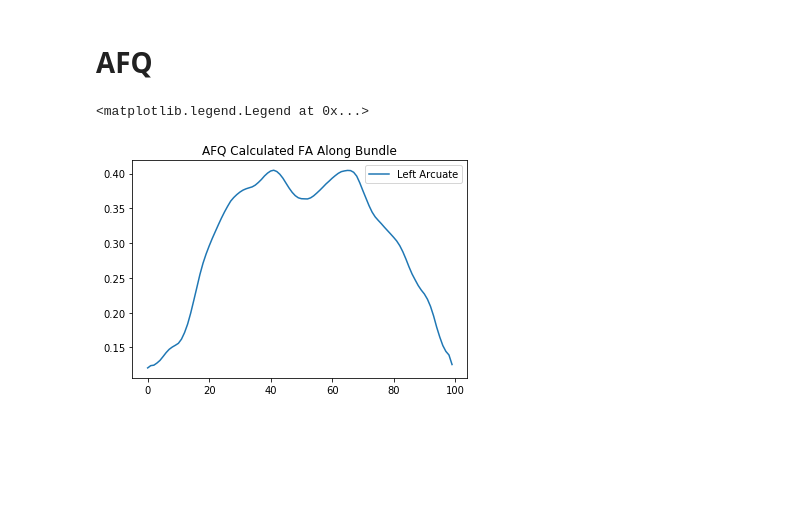
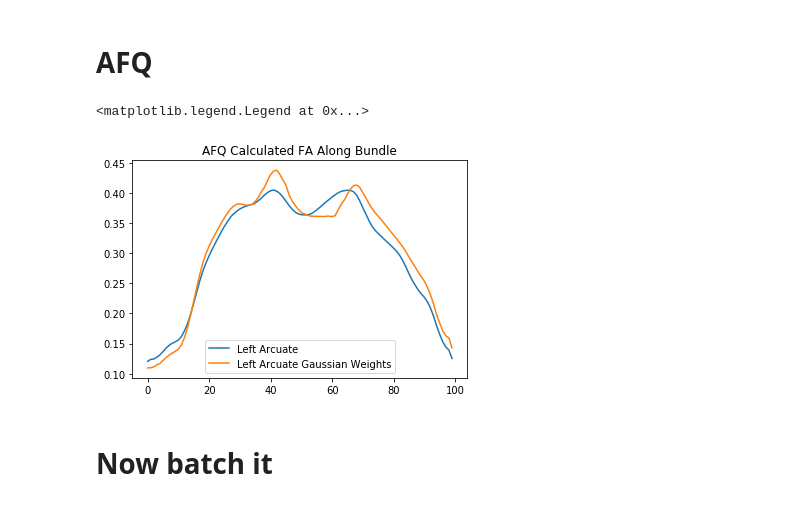
Before and after one commit to kesshijordan/shared_notebooks, a Jupyter notebook: Keshtest_pyAFQ_Freesurfer_Recobundles.ipynb, the cells around one changed output. Saved outputs shown, nothing was run; the diff lists cells and outputs as text; code cells hidden in the pictures; blank space fills up the shorter version.

```diff
--- a/Keshtest_pyAFQ_Freesurfer_Recobundles.ipynb
+++ b/Keshtest_pyAFQ_Freesurfer_Recobundles.ipynb
@@ -74,7 +56,7 @@ putdir = './pyAFQuicobundles_freesurfer_test_outputs'
 if not os.path.exists(putdir):
     os.mkdir(putdir)
 # %%
-roi_matrix_path = 'WM_pathways_freesurfer_based_seg_EC.xlsx'
+roi_matrix_path = 'WM_pathways_freesurfer_based_seg_EC_KMJmod.xlsx'
 
 pathpath = '/Users/kesshijordan/paths/pyafquicobundles_freesurfer_test_basepath.txt'
 
@@ -100,3 +72,8 @@ filter
+# %%
+tg, hdr = loadtgm_newapi(wb_path)
+sls = tg.streamlines
+#Only keep streamlines greater than 40mm. We don't really trust shorter segments than this
+long_sls = filter_length(sls)
 # %%
 apac_im, apac_data, apac_aff = loadnii(apac_path)
 fa_im, fa_data, fa_aff = loadnii(fa_path)
@@ -251,10 +225,10 @@ def run_rb(templatesls, bucketosls, cluster_map=None, pruning_thr=10):
 template_basepath = '/Users/kesshijordan/Desktop/IU_Bloomington/qb_templates/Base_CTRL'
 # %%
 wb_template = os.path.join(template_basepath, 'Whole_Brain_long_resaved_newapi.trk')
-wb_template_tg = loadtgm_newapi(wb_template)
+wb_template_tg, wb_template_hdr = loadtgm_newapi(wb_template)
 wb_template_sls = wb_template_tg.streamlines
 
 template_arcuate = '/Users/kesshijordan/Desktop/IU_Bloomington/qb_templates/Arcuate_template.trk'
-template_arcuate_tg = loadtgm_newapi(template_arcuate)
+template_arcuate_tg, template_arcuate_hdr = loadtgm_newapi(template_arcuate)
 template_arcuate_sls = template_arcuate_tg.streamlines
 # %%
@@ -318,11 +291,17 @@ Image(genren_AGG(rb_arcuate, putpath='test.png'), width=400,height=400)
 from AFQ.segmentation import calculate_tract_profile, gaussian_weights
 # %%
 profile_arcuate = calculate_tract_profile(fa_data, list(rb_arcuate), affine=fa_aff)
+# %%
+gweights = gaussian_weights(list(rb_arcuate))
+profile_arcuate_gweights = calculate_tract_profile(fa_data, list(rb_arcuate), affine=fa_aff, weights=gweights)
 # %%
 fig, ax = plt.subplots(1)
 ax.plot(profile_arcuate, label='Left Arcuate')
+ax.plot(profile_arcuate_gweights, label='Left Arcuate Gaussian Weights')
 ax.set_title('AFQ Calculated FA Along Bundle')
 ax.legend()
 # %% [output]
 <matplotlib.legend.Legend at 0x...>
-[figure, old version]
+[figure, new version]
+# %% [markdown]
+# Now batch it
```
Also changed, not shown: parts of 37 cells of this notebook.
